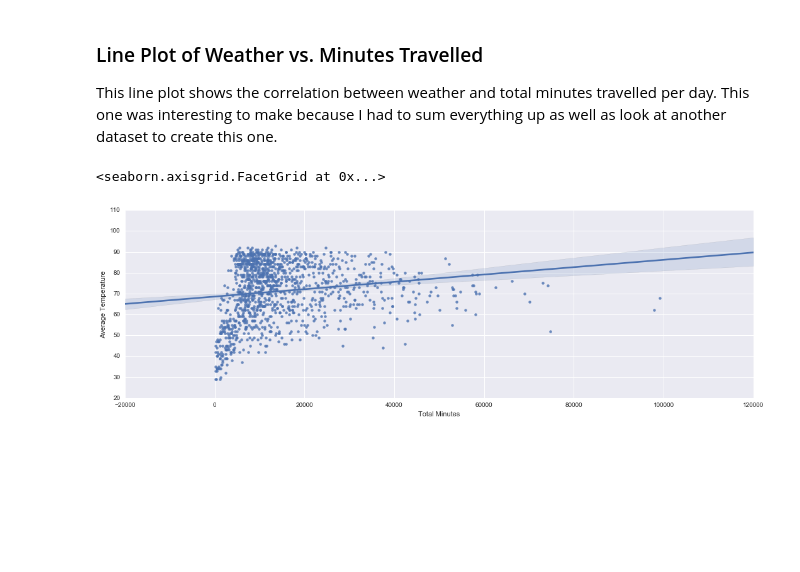
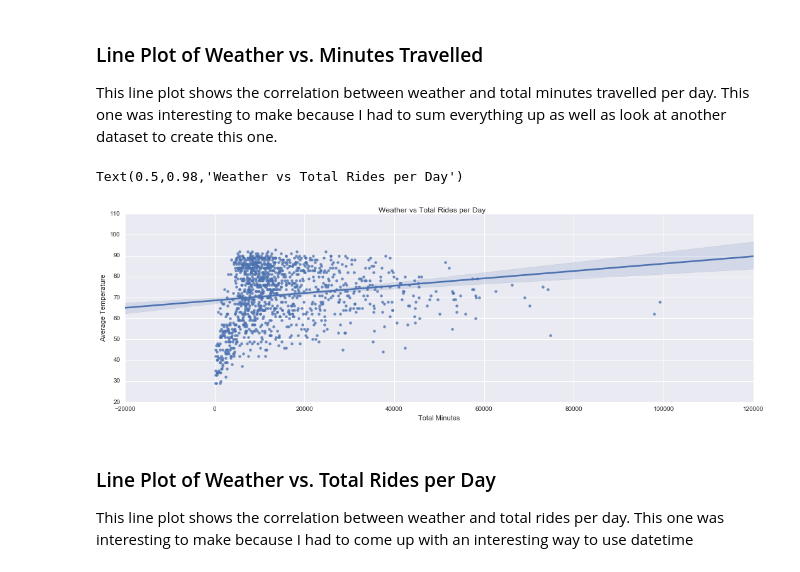
Before and after one commit to AbrarAnwar/B-Cycle-Data-Visualization, a Jupyter notebook: BCycle Data Visualization.ipynb, the cells around one changed output. Cells and saved outputs as stored; diff of their text form; code cells hidden in the pictures; blank space fills up the shorter version.

Commit message:
Added new lmplot

```diff
--- a/BCycle Data Visualization.ipynb
+++ b/BCycle Data Visualization.ipynb
@@ -197,7 +207,12 @@ for singleDate in daterange(date(2014, 1, 1), date(2017, 7, 31)):
         list.append([sum, temp.values[0]])
 ridesWeather = pd.DataFrame(list, columns=cols)
 # %%
-sns.lmplot(x="Total Minutes", y="Average Temperature", data=ridesWeather, aspect=3, order=1)
+g = sns.lmplot(x="Total Minutes", y="Average Temperature", data=ridesWeather, aspect=3, order=1)
+g.fig.suptitle("Weather vs Total Rides per Day")
 # %% [output]
-<seaborn.axisgrid.FacetGrid at 0x...>
+Text(0.5,0.98,'Weather vs Total Rides per Day')
-[figure, old version]
+[figure, new version]
+# %% [markdown]
+### Line Plot of Weather vs. Total Rides per Day
+
+This line plot shows the correlation between weather and total rides per day. This one was interesting to make because I had to come up with an interesting way to use datetime
```
Also changed, not shown: parts of 8 cells of this notebook.
